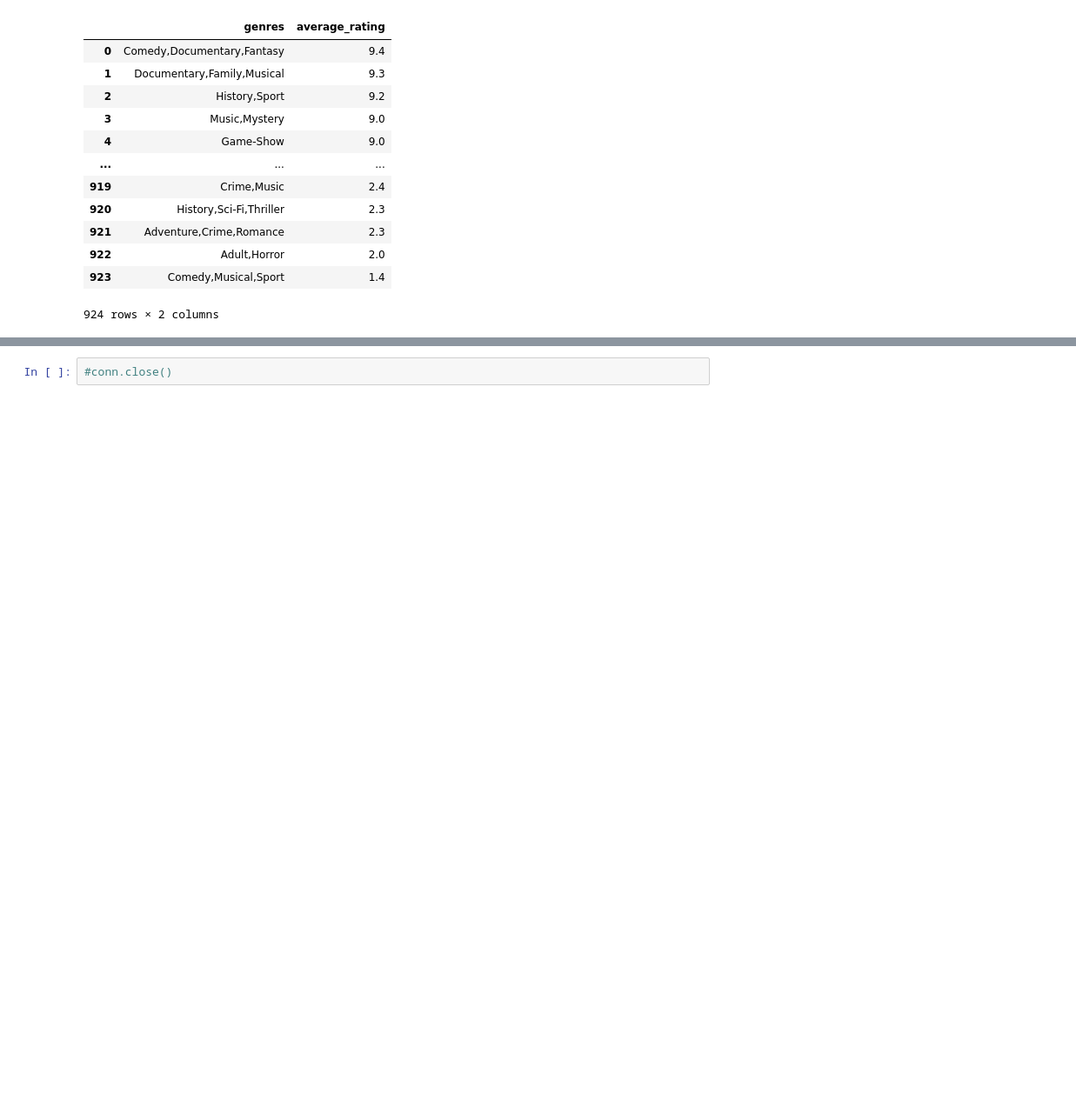
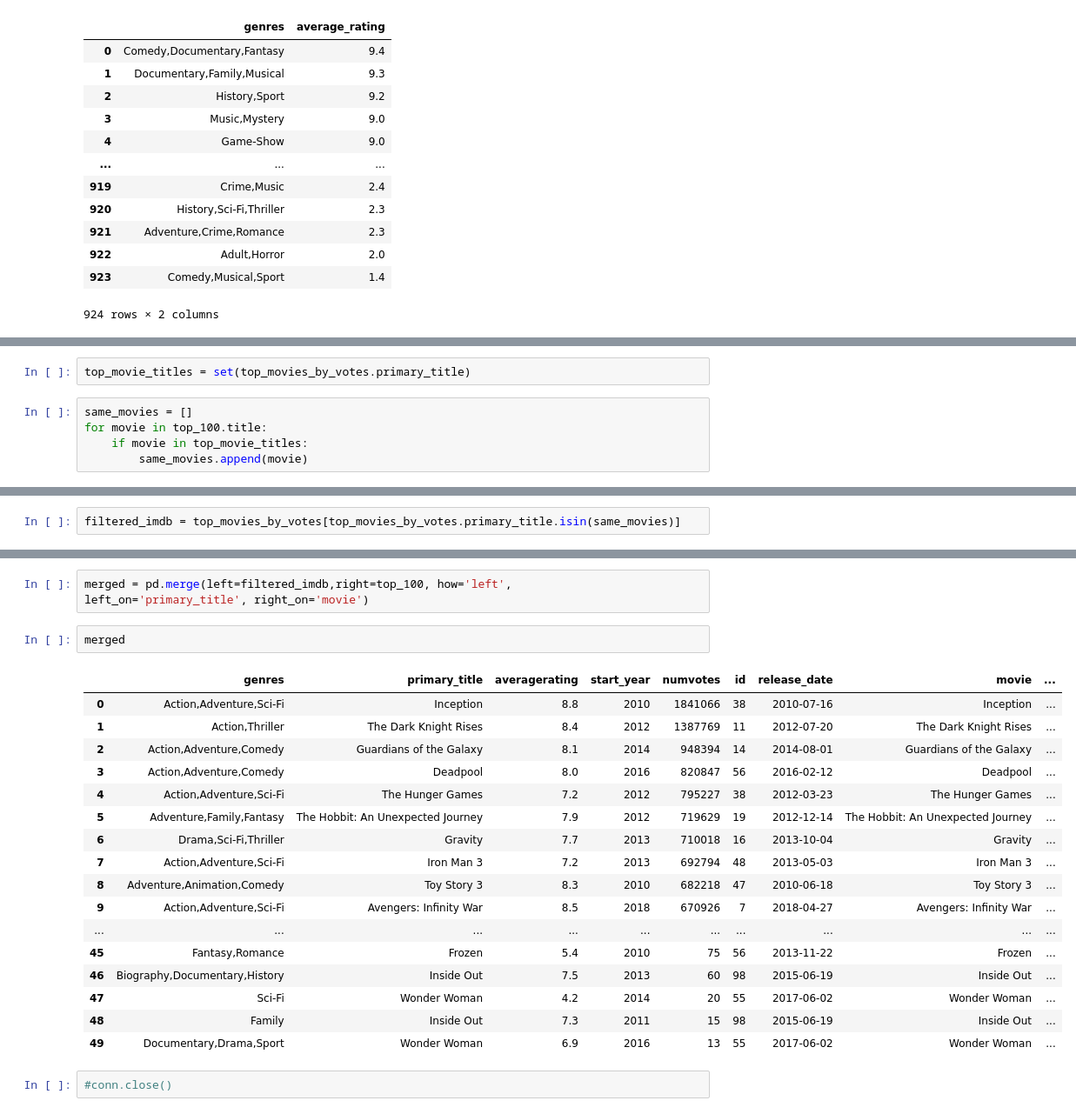
Before and after one commit to myleshansen/deloitte-intensive-capstone, a Jupyter notebook: capstone-nb.ipynb, the cells around one changed output, grey strips where cells are left out. Shown at 87% size. Drawn from its saved outputs; the diff is of its cells as text; blank space fills up the shorter version.

Commit message:
Merge bom, imdb, and budgets data

```diff
--- a/capstone-nb.ipynb
+++ b/capstone-nb.ipynb
@@ -101,0 +215,7 @@ top_genres_by_rating
+# %%
+top_movie_titles = set(top_movies_by_votes.primary_title)
+# %%
+same_movies = []
+for movie in top_100.title:
+    if movie in top_movie_titles:
+        same_movies.append(movie)
@@ -101,0 +228,2 @@ top_genres_by_rating
+# %%
+filtered_imdb = top_movies_by_votes[top_movies_by_votes.primary_title.isin(same_movies)]
@@ -102,2 +239,25 @@ top_genres_by_rating
+# %%
+merged = pd.merge(left=filtered_imdb,right=top_100, how='left',
+left_on='primary_title', right_on='movie')
+# %%
+merged
+# %% [output]
+|  | genres | primary_title | averagerating | start_year | numvotes | id | release_date | movie | ... |
+| 0 | Action,Adventure,Sci-Fi | Inception | 8.8 | 2010 | 1841066 | 38 | 2010-07-16 | Inception | ... |
+| 1 | Action,Thriller | The Dark Knight Rises | 8.4 | 2012 | 1387769 | 11 | 2012-07-20 | The Dark Knight Rises | ... |
+| 2 | Action,Adventure,Comedy | Guardians of the Galaxy | 8.1 | 2014 | 948394 | 14 | 2014-08-01 | Guardians of the Galaxy | ... |
+| 3 | Action,Adventure,Comedy | Deadpool | 8.0 | 2016 | 820847 | 56 | 2016-02-12 | Deadpool | ... |
+| 4 | Action,Adventure,Sci-Fi | The Hunger Games | 7.2 | 2012 | 795227 | 38 | 2012-03-23 | The Hunger Games | ... |
+| 5 | Adventure,Family,Fantasy | The Hobbit: An Unexpected Journey | 7.9 | 2012 | 719629 | 19 | 2012-12-14 | The Hobbit: An Unexpected Journey | ... |
+| 6 | Drama,Sci-Fi,Thriller | Gravity | 7.7 | 2013 | 710018 | 16 | 2013-10-04 | Gravity | ... |
+| 7 | Action,Adventure,Sci-Fi | Iron Man 3 | 7.2 | 2013 | 692794 | 48 | 2013-05-03 | Iron Man 3 | ... |
+| 8 | Adventure,Animation,Comedy | Toy Story 3 | 8.3 | 2010 | 682218 | 47 | 2010-06-18 | Toy Story 3 | ... |
+| 9 | Action,Adventure,Sci-Fi | Avengers: Infinity War | 8.5 | 2018 | 670926 | 7 | 2018-04-27 | Avengers: Infinity War | ... |
+| ... | ... | ... | ... | ... | ... | ... | ... | ... | ... |
+| 45 | Fantasy,Romance | Frozen | 5.4 | 2010 | 75 | 56 | 2013-11-22 | Frozen | ... |
+| 46 | Biography,Documentary,History | Inside Out | 7.5 | 2013 | 60 | 98 | 2015-06-19 | Inside Out | ... |
+| 47 | Sci-Fi | Wonder Woman | 4.2 | 2014 | 20 | 55 | 2017-06-02 | Wonder Woman | ... |
+| 48 | Family | Inside Out | 7.3 | 2011 | 15 | 98 | 2015-06-19 | Inside Out | ... |
+| 49 | Documentary,Drama,Sport | Wonder Woman | 6.9 | 2016 | 13 | 55 | 2017-06-02 | Wonder Woman | ... |
 # %%
 #conn.close()
```
Also changed, not shown: parts of 23 cells of this notebook.
